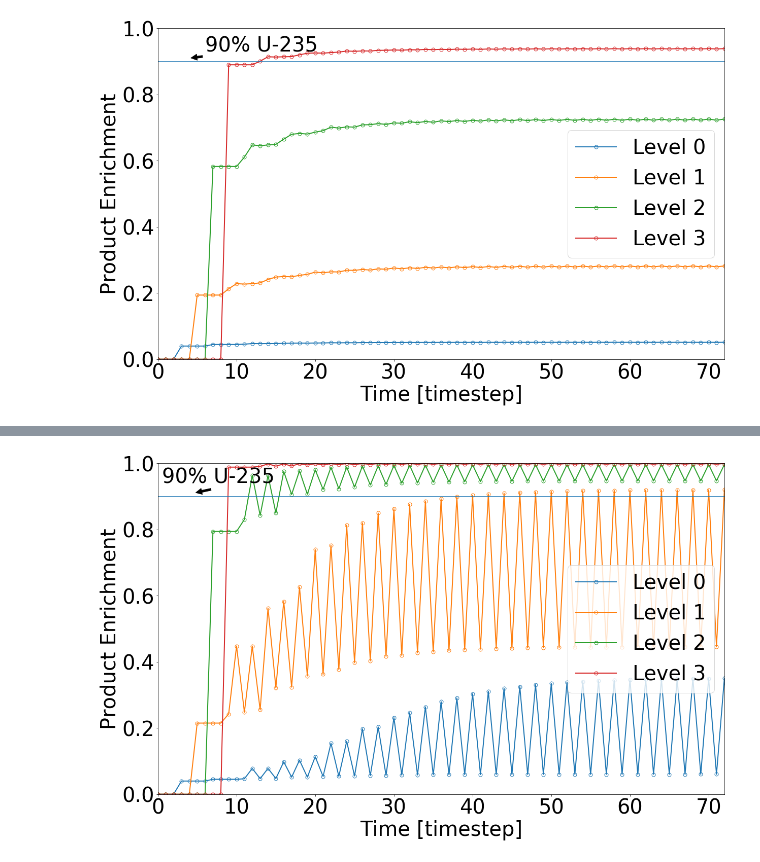
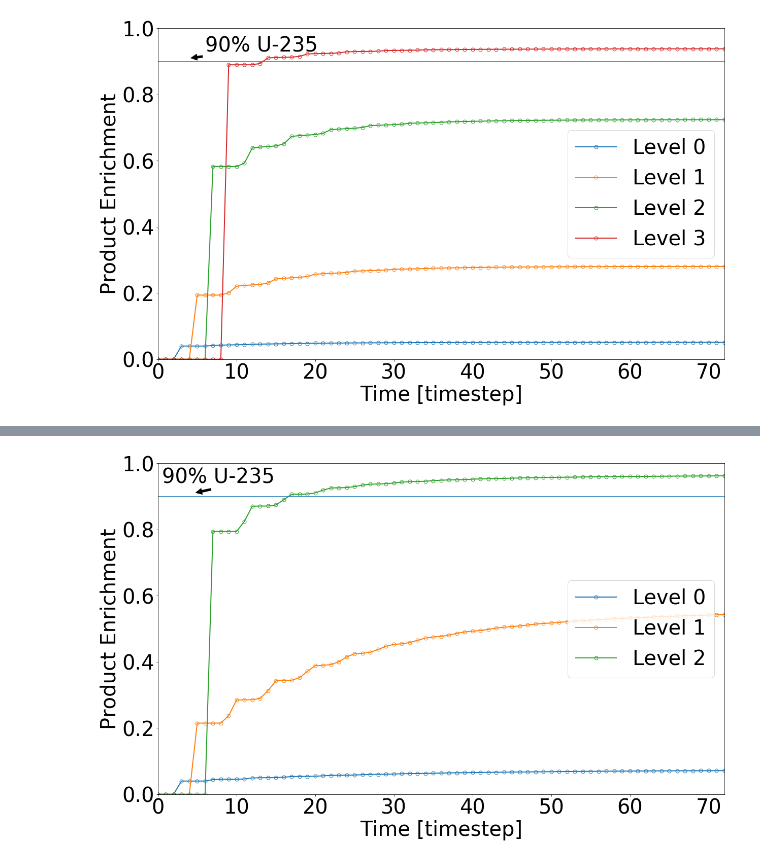
Before and after one commit to stompsjo/enrich_inmm, a Jupyter notebook: R_raw_analysis.ipynb, the cells around one changed output, grey strips where cells are left out. Cells and saved outputs as stored; diff of their text form; code cells hidden in the pictures.

```diff
--- a/R_raw_analysis.ipynb
+++ b/R_raw_analysis.ipynb
@@ -98,29 +98,29 @@ plt.savefig("R_case2.png")
 # %% [output]
 [figure]
 # %%
-file = "case_3/R_raw_S3.sqlite"
+file = "case_3/R_raw_S2.sqlite"
 ev_3_R_raw = cym.Evaluator(cym.dbopen(file))
 cyh.MakeFlowGraph(file)
 # %% [output]
 [drawing not drawn]
 # %%
-assay_case_3_R, plt_assay_case_3_R = GetEnrichment(ev_3_R_raw, 4, senders,receivers)
+assay_case_3_R, plt_assay_case_3_R = GetEnrichment(ev_3_R_raw, 3, senders,receivers)
 
 pdh.MakePlot(plt_assay_case_3_R, "Time", "Product Enrichment" , loc="center right", linestyle=style, color=color, mk=".", lw=2)
 plt.axhline(y=0.9)
 plt.xlim(0,72)
 #plt.title('Case 1A, With Recycling',fontsize=40)
 plt.annotate('90% U-235', xy=(4.5, .91), xytext=(0.5, .94),
             arrowprops=dict(facecolor='black', shrink=0.1),fontsize=40
             )
 
 plt.legend(loc="center right", prop={'size': 40})
 plt.xlabel('Time [timestep]',fontsize=40)
 plt.ylabel('Product Enrichment',fontsize=40)
 plt.tick_params(axis='x', labelsize=40)
 plt.tick_params(axis='y', labelsize=40)
 plt.ylim(0,1.0)
 
 plt.savefig("R_case3.png")
 # %% [output]
-[figure, old version]
+[figure, new version]
```
Also changed, not shown: parts of 1 cell of this notebook, 4 other files.
